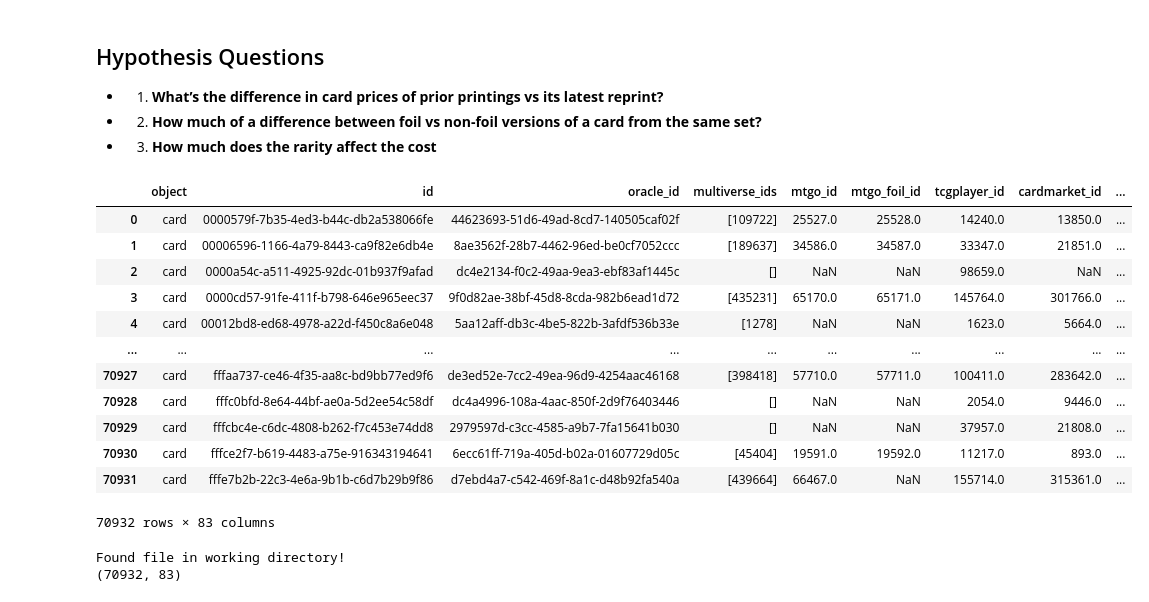
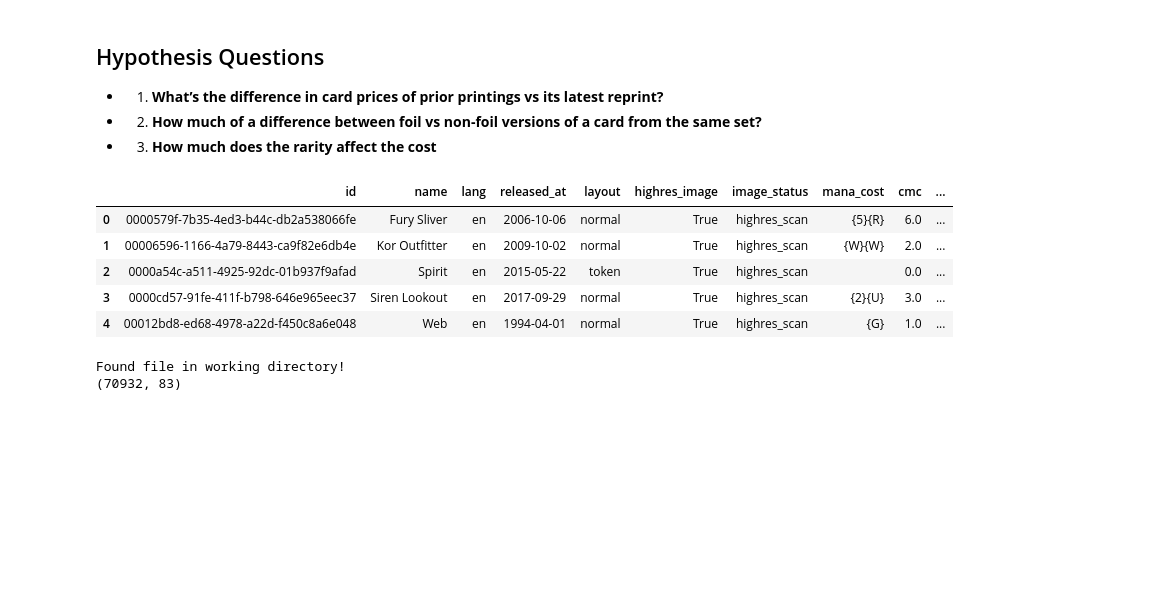
Before and after one commit to Jemison-DavidJasonStephenVasiliy/MTG-Project, a Jupyter notebook: Jason/scratchbook.ipynb, the cells around one changed output. Drawn from its saved outputs; the diff is of its cells as text; code cells hidden in the pictures; blank space fills up the shorter version.

```diff
--- a/Jason/scratchbook.ipynb
+++ b/Jason/scratchbook.ipynb
@@ -45,21 +45,14 @@ memory usage: 38.8+ MB
 # %%
 α = 0.05
 # %%
-df
+df.head()
 # %% [output]
-|  | object | id | oracle_id | multiverse_ids | mtgo_id | mtgo_foil_id | tcgplayer_id | cardmarket_id | ... |
-| 0 | card | 0000579f-7b35-4ed3-b44c-db2a538066fe | 44623693-51d6-49ad-8cd7-140505caf02f | [109722] | 25527.0 | 25528.0 | 14240.0 | 13850.0 | ... |
-| 1 | card | 00006596-1166-4a79-8443-ca9f82e6db4e | 8ae3562f-28b7-4462-96ed-be0cf7052ccc | [189637] | 34586.0 | 34587.0 | 33347.0 | 21851.0 | ... |
-| 2 | card | 0000a54c-a511-4925-92dc-01b937f9afad | dc4e2134-f0c2-49aa-9ea3-ebf83af1445c | [] | NaN | NaN | 98659.0 | NaN | ... |
-| 3 | card | 0000cd57-91fe-411f-b798-646e965eec37 | 9f0d82ae-38bf-45d8-8cda-982b6ead1d72 | [435231] | 65170.0 | 65171.0 | 145764.0 | 301766.0 | ... |
-| 4 | card | 00012bd8-ed68-4978-a22d-f450c8a6e048 | 5aa12aff-db3c-4be5-822b-3afdf536b33e | [1278] | NaN | NaN | 1623.0 | 5664.0 | ... |
-| ... | ... | ... | ... | ... | ... | ... | ... | ... | ... |
-| 70927 | card | fffaa737-ce46-4f35-aa8c-bd9bb77ed9f6 | de3ed52e-7cc2-49ea-96d9-4254aac46168 | [398418] | 57710.0 | 57711.0 | 100411.0 | 283642.0 | ... |
-| 70928 | card | fffc0bfd-8e64-44bf-ae0a-5d2ee54c58df | dc4a4996-108a-4aac-850f-2d9f76403446 | [] | NaN | NaN | 2054.0 | 9446.0 | ... |
-| 70929 | card | fffcbc4e-c6dc-4808-b262-f7c453e74dd8 | 2979597d-c3cc-4585-a9b7-7fa15641b030 | [] | NaN | NaN | 37957.0 | 21808.0 | ... |
-| 70930 | card | fffce2f7-b619-4483-a75e-916343194641 | 6ecc61ff-719a-405d-b02a-01607729d05c | [45404] | 19591.0 | 19592.0 | 11217.0 | 893.0 | ... |
-| 70931 | card | fffe7b2b-22c3-4e6a-9b1b-c6d7b29b9f86 | d7ebd4a7-c542-469f-8a1c-d48b92fa540a | [439664] | 66467.0 | NaN | 155714.0 | 315361.0 | ... |
+|  | id | name | lang | released_at | layout | highres_image | image_status | mana_cost | cmc | ... |
+| 0 | 0000579f-7b35-4ed3-b44c-db2a538066fe | Fury Sliver | en | 2006-10-06 | normal | True | highres_scan | {5}{R} | 6.0 | ... |
+| 1 | 00006596-1166-4a79-8443-ca9f82e6db4e | Kor Outfitter | en | 2009-10-02 | normal | True | highres_scan | {W}{W} | 2.0 | ... |
+| 2 | 0000a54c-a511-4925-92dc-01b937f9afad | Spirit | en | 2015-05-22 | token | True | highres_scan |  | 0.0 | ... |
+| 3 | 0000cd57-91fe-411f-b798-646e965eec37 | Siren Lookout | en | 2017-09-29 | normal | True | highres_scan | {2}{U} | 3.0 | ... |
+| 4 | 00012bd8-ed68-4978-a22d-f450c8a6e048 | Web | en | 1994-04-01 | normal | True | highres_scan | {G} | 1.0 | ... |
-70932 rows × 83 columns
 # %%
 df = acquire.get_data(query_url = False)
 print(df.shape)
```
Also changed, not shown: parts of 2 cells of this notebook, 2 other files.
